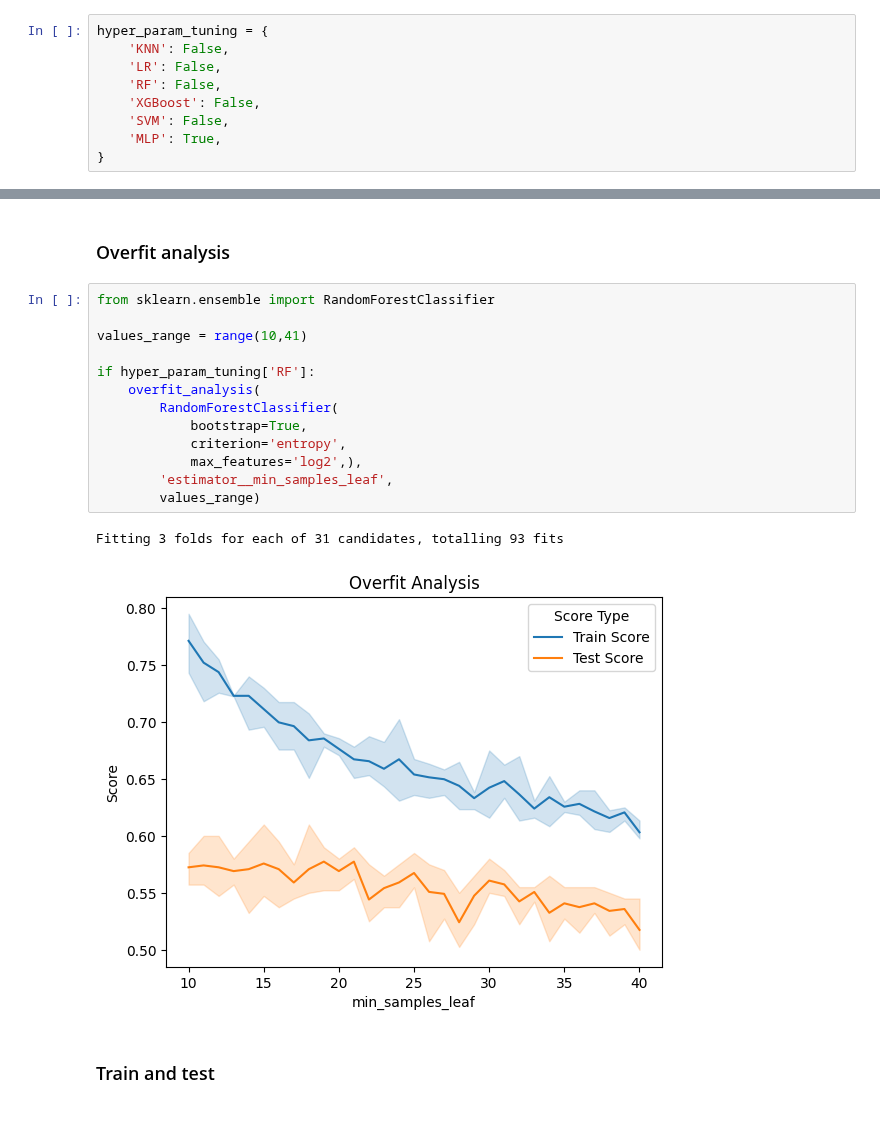
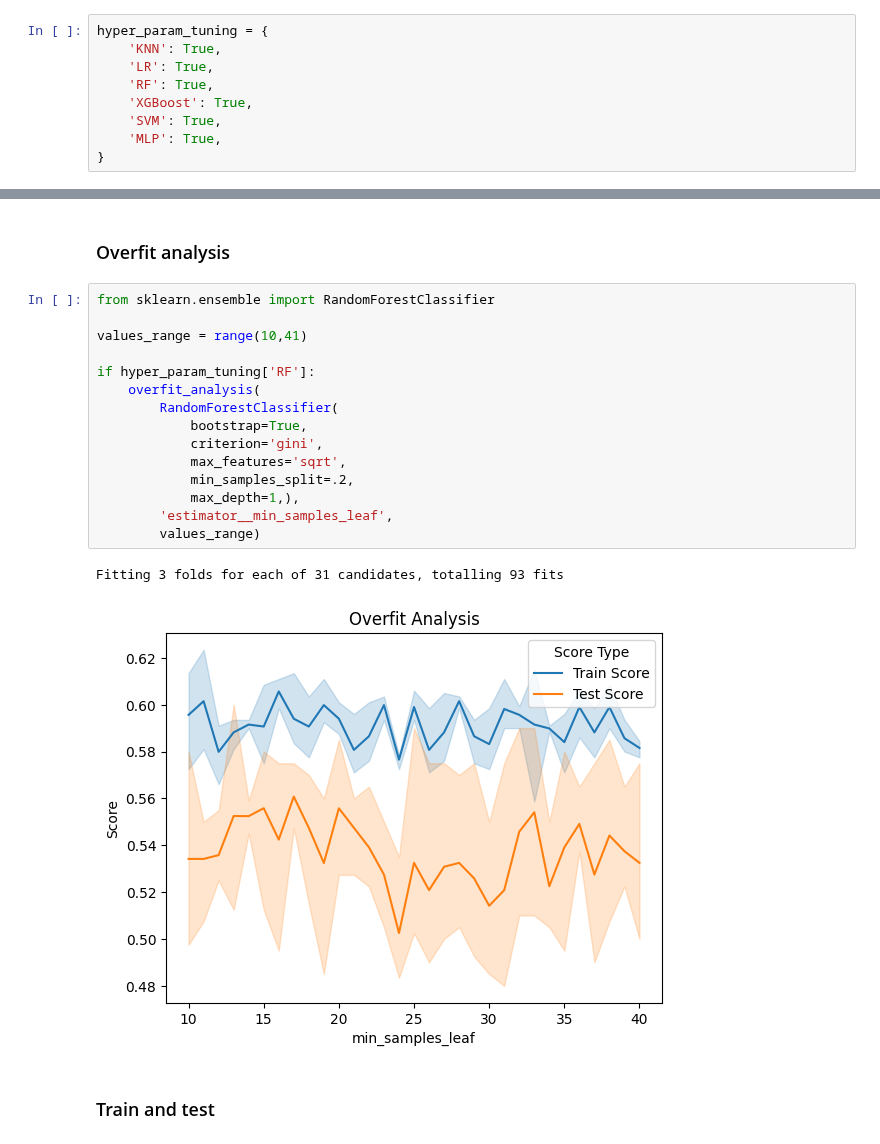
Before and after one commit to babakmahmoudian/la_liga, a Jupyter notebook: 02_02_ml_panel.ipynb, the cells around one changed output, grey strips where cells are left out. Cells and saved outputs as stored; diff of their text form.

```diff
--- a/02_02_ml_panel.ipynb
+++ b/02_02_ml_panel.ipynb
@@ -7,11 +7,11 @@ import matplotlib.pyplot as plt
 %matplotlib inline
 # %%
 hyper_param_tuning = {
-    'KNN': False,
-    'LR': False,
-    'RF': False,
-    'XGBoost': False,
-    'SVM': False,
+    'KNN': True,
+    'LR': True,
+    'RF': True,
+    'XGBoost': True,
+    'SVM': True,
     'MLP': True,
 }
 # %% [markdown]
@@ -295,19 +269,21 @@ Maximum accuracy of 0.584071 was yielded using: {'estimator__bootstrap': True, '
 # %%
 from sklearn.ensemble import RandomForestClassifier
 
 values_range = range(10,41)
 
 if hyper_param_tuning['RF']:
     overfit_analysis(
         RandomForestClassifier(
             bootstrap=True,
-            criterion='entropy',
-            max_features='log2',),
+            criterion='gini',
+            max_features='sqrt',
+            min_samples_split=.2,
+            max_depth=1,),
         'estimator__min_samples_leaf',
         values_range)
 # %% [output]
 Fitting 3 folds for each of 31 candidates, totalling 93 fits
-[figure, old version]
+[figure, new version]
 # %% [markdown]
 ### Train and test
 # %%
```
Also changed, not shown: parts of 18 cells of this notebook, 2 other files.
